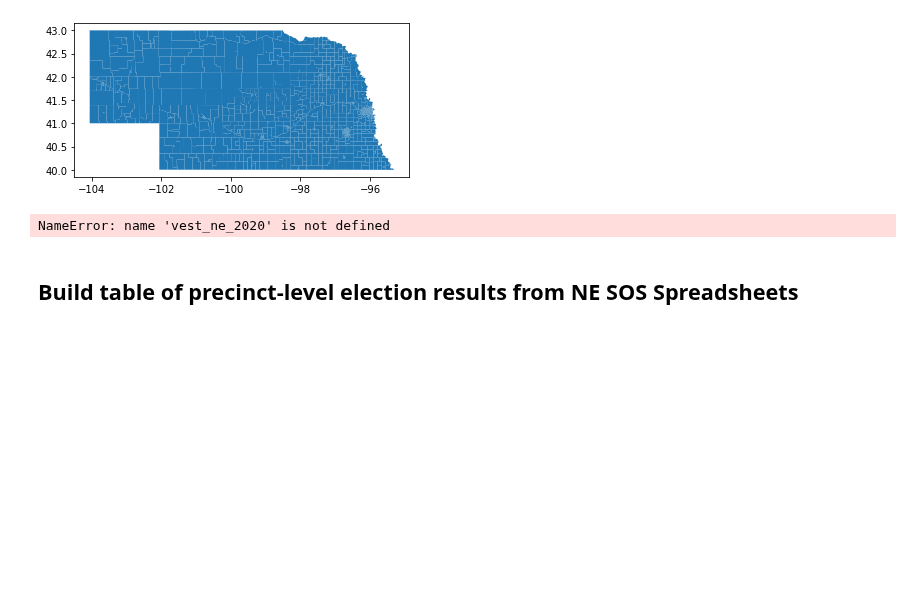
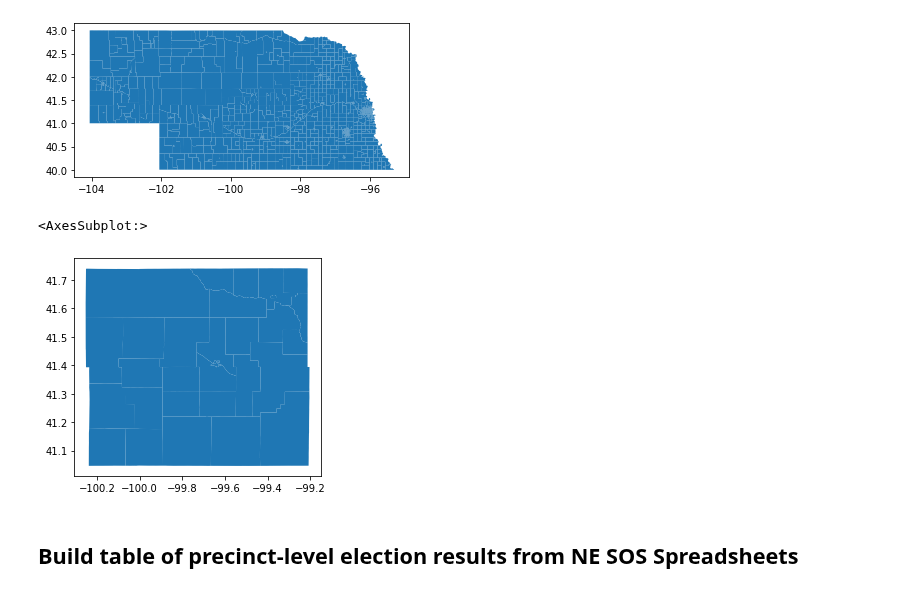
Before and after one commit to nonpartisan-redistricting-datahub/pdv-ne, a Jupyter notebook: vest-ne-2020/vest-ne-2020-validation.ipynb, the cells around one changed output. Drawn from its saved outputs; the diff is of its cells as text; code cells hidden in the pictures; blank space fills up the shorter version.

Commit message:
add state/county validation and input pipeline documentation for 2018, a few typo fixes in 2020.

```diff
--- a/vest-ne-2020/vest-ne-2020-validation.ipynb
+++ b/vest-ne-2020/vest-ne-2020-validation.ipynb
@@ -55,9 +55,10 @@ vest_ne_2020.plot()
 <AxesSubplot:>
 [figure]
 # %%
-vest_ne_2020.loc[vest_ne_2020['COUNTY'] == '041'].to_csv('../raw-from-source/2020-er/custer-vest.csv').plot()
+vest_ne_2020.loc[vest_ne_2020['COUNTY'] == '041'].plot()
 # %% [output]
-NameError: name 'vest_ne_2020' is not defined
+<AxesSubplot:>
+[figure, added]
 # %% [markdown]
 ## Build table of precinct-level election results from NE SOS Spreadsheets
 # %% [markdown]
```
Also changed, not shown: parts of 1 cell of this notebook, 1 other file.
